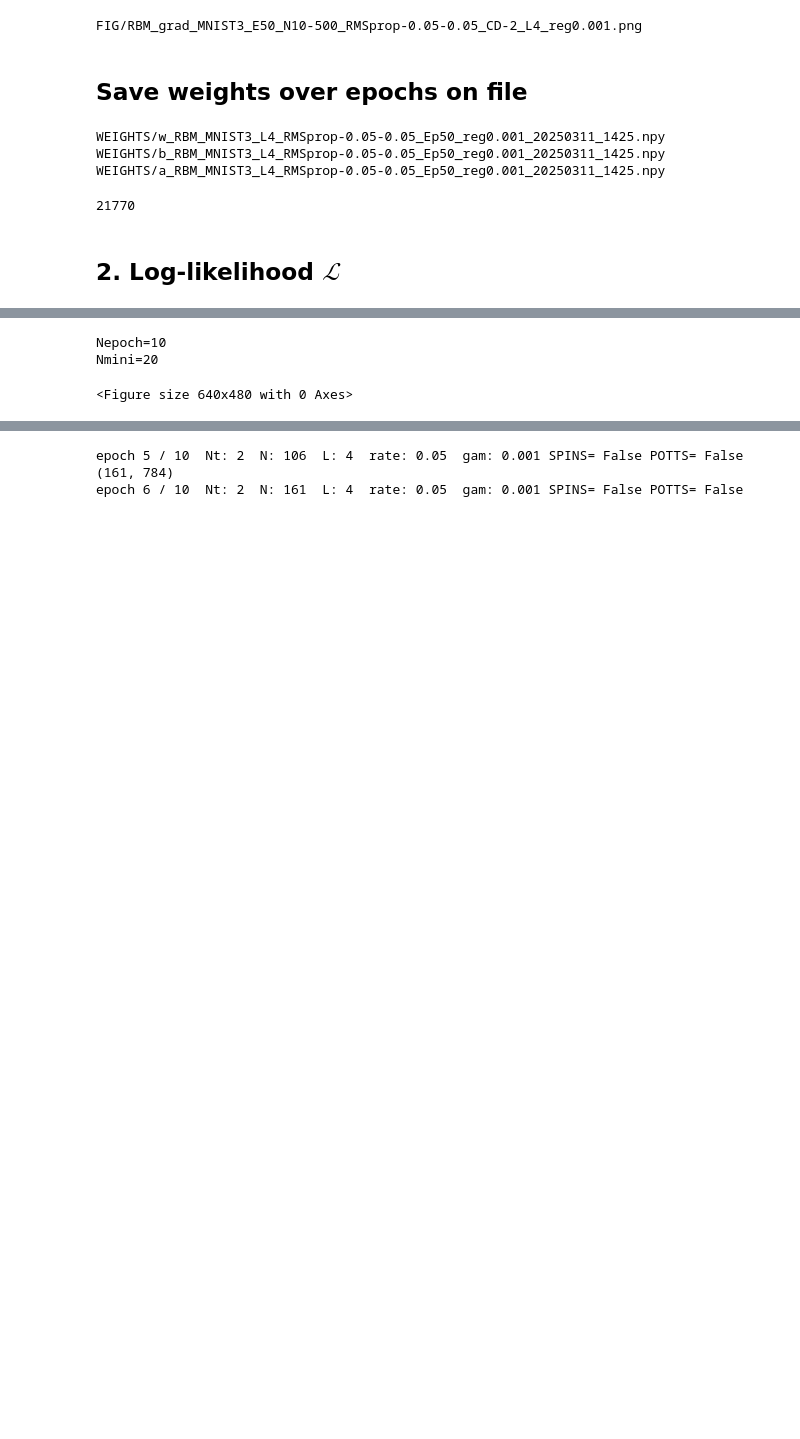
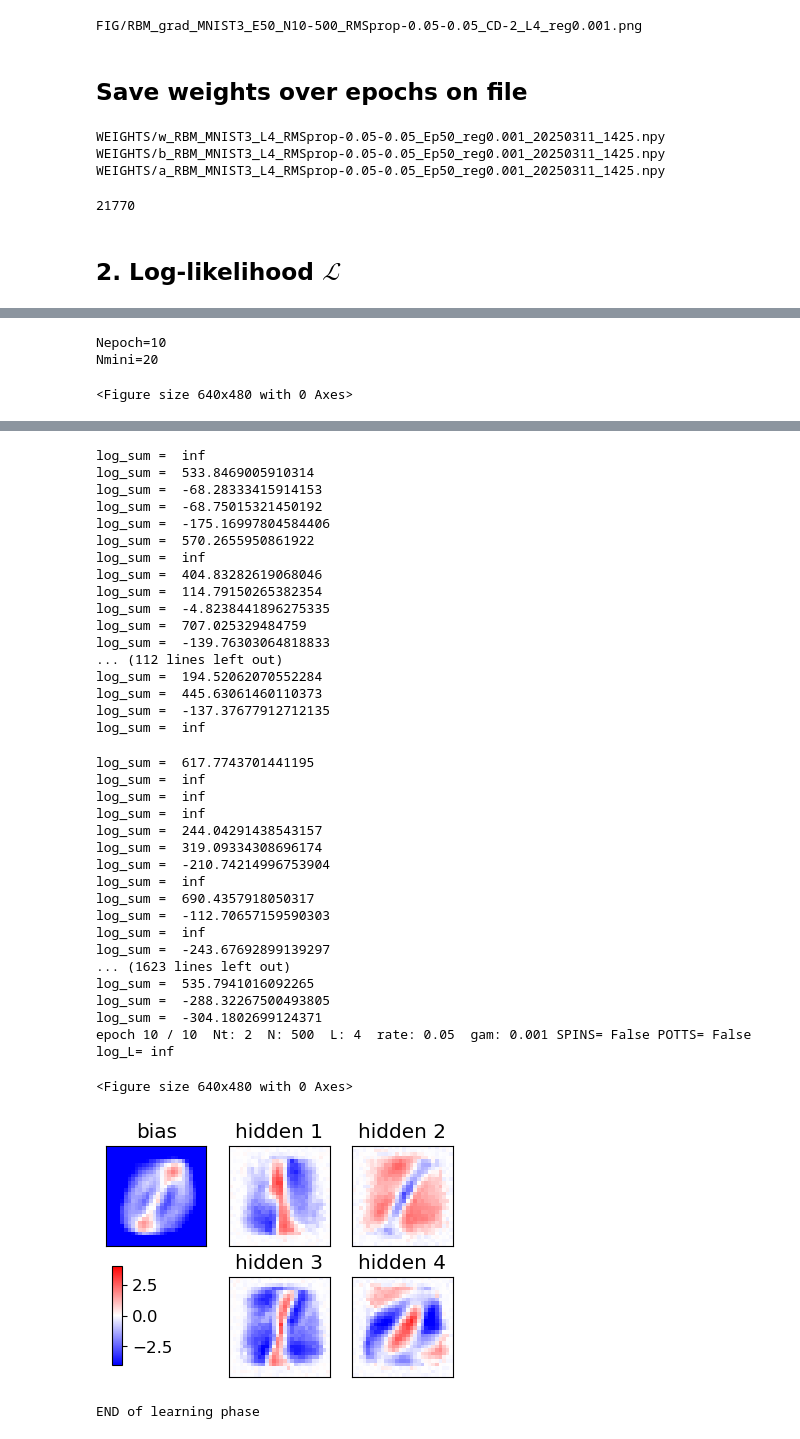
Before and after one commit to FrancescoLR02/LCP-Mod-B-Exercises, a Jupyter notebook: ex2_RBM/RBM_2025_MNIST.ipynb, the cells around one changed output, grey strips where cells are left out. Saved outputs shown, nothing was run; the diff lists cells and outputs as text; code cells hidden in the pictures; blank space fills up the shorter version.

```diff
--- a/ex2_RBM/RBM_2025_MNIST.ipynb
+++ b/ex2_RBM/RBM_2025_MNIST.ipynb
@@ -782,8 +785,7 @@ def train_RBM(L, Nt, Nepoch = 100, GRAD = "RMSprop"):
 
         if POTTS: pzE[epoch] = pz/np.sum(pz)
         print("epoch",epoch,"/",Nepoch," Nt:",Nt," N:",N," L:",L,
-            " rate:",l_rate," gam:",gamma,"SPINS=",SPINS,"POTTS=",POTTS)
-
+            " rate:",l_rate," gam:",gamma,"SPINS=",SPINS,"POTTS=",POTTS, "log_L=", logL_E[epoch])
         if epoch%20==0 or epoch==Nepoch:
             plot_weights_bias(wE, aE, epoch, L, cols=Ncols, save=False)
 
@@ -815,6 +820,40 @@ epoch 4 / 10  Nt: 2  N: 64  L: 4  rate: 0.05  gam: 0.001 SPINS= False POTTS= Fal
-epoch 5 / 10  Nt: 2  N: 106  L: 4  rate: 0.05  gam: 0.001 SPINS= False POTTS= False
-(161, 784)
-epoch 6 / 10  Nt: 2  N: 161  L: 4  rate: 0.05  gam: 0.001 SPINS= False POTTS= False
+log_sum =  inf
+log_sum =  533.8469005910314
+log_sum =  -68.28333415914153
+log_sum =  -68.75015321450192
+log_sum =  -175.16997804584406
+log_sum =  570.2655950861922
+log_sum =  inf
+log_sum =  404.83282619068046
+log_sum =  114.79150265382354
+log_sum =  -4.8238441896275335
+log_sum =  707.025329484759
+log_sum =  -139.76303064818833
+... (112 lines left out)
+log_sum =  194.52062070552284
+log_sum =  445.63061460110373
+log_sum =  -137.37677912712135
+log_sum =  inf
+log_sum =  617.7743701441195
+log_sum =  inf
+log_sum =  inf
+log_sum =  inf
+log_sum =  244.04291438543157
+log_sum =  319.09334308696174
+log_sum =  -210.74214996753904
+log_sum =  inf
+log_sum =  690.4357918050317
+log_sum =  -112.70657159590303
+log_sum =  inf
+log_sum =  -243.67692899139297
+... (1623 lines left out)
+log_sum =  535.7941016092265
+log_sum =  -288.32267500493805
+log_sum =  -304.1802699124371
+epoch 10 / 10  Nt: 2  N: 500  L: 4  rate: 0.05  gam: 0.001 SPINS= False POTTS= False log_L= inf
+<Figure size 640x480 with 0 Axes>
+[figure, added]
+END of learning phase
 # %%
 plt.plot(range(Nepoch+1), loglikelihoods)
 plt.show()
```
Also changed, not shown: parts of 4 cells of this notebook.
